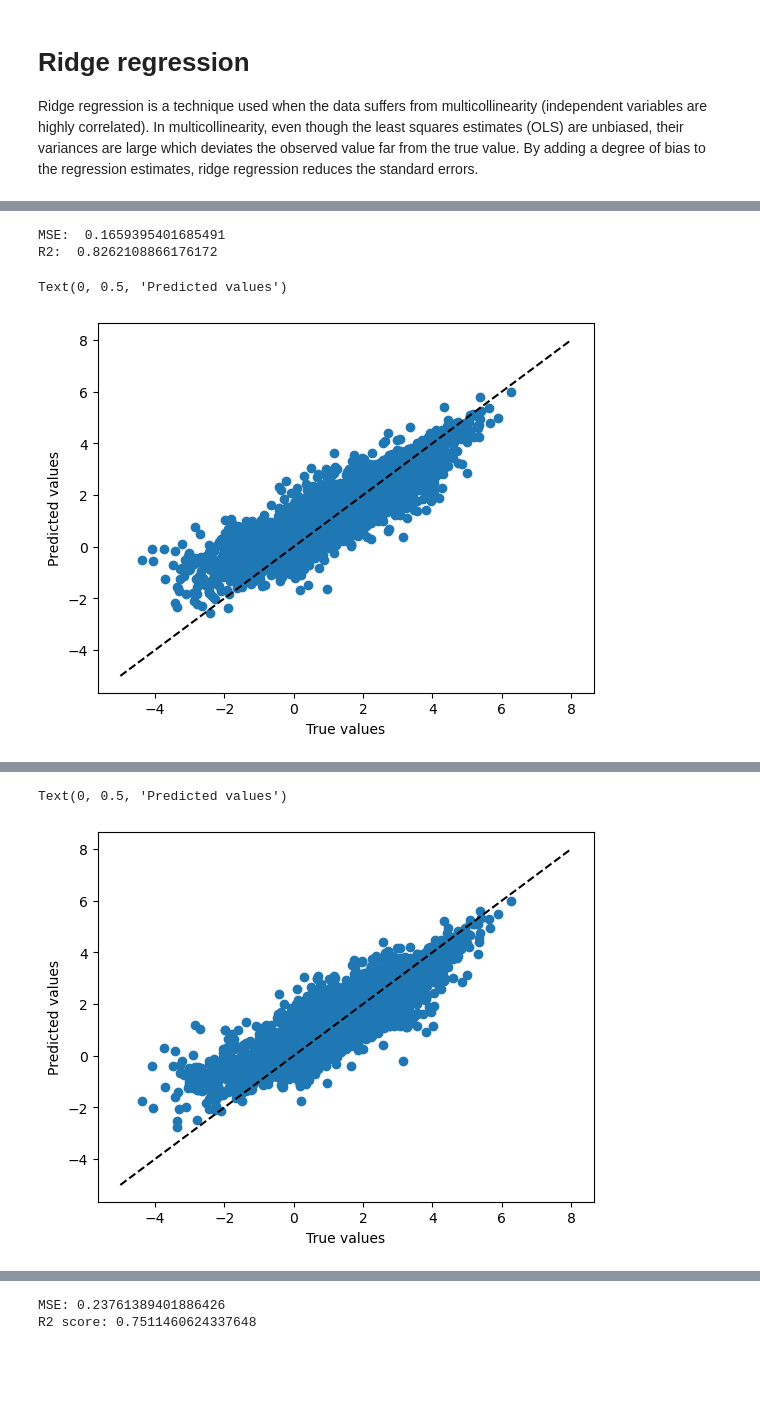
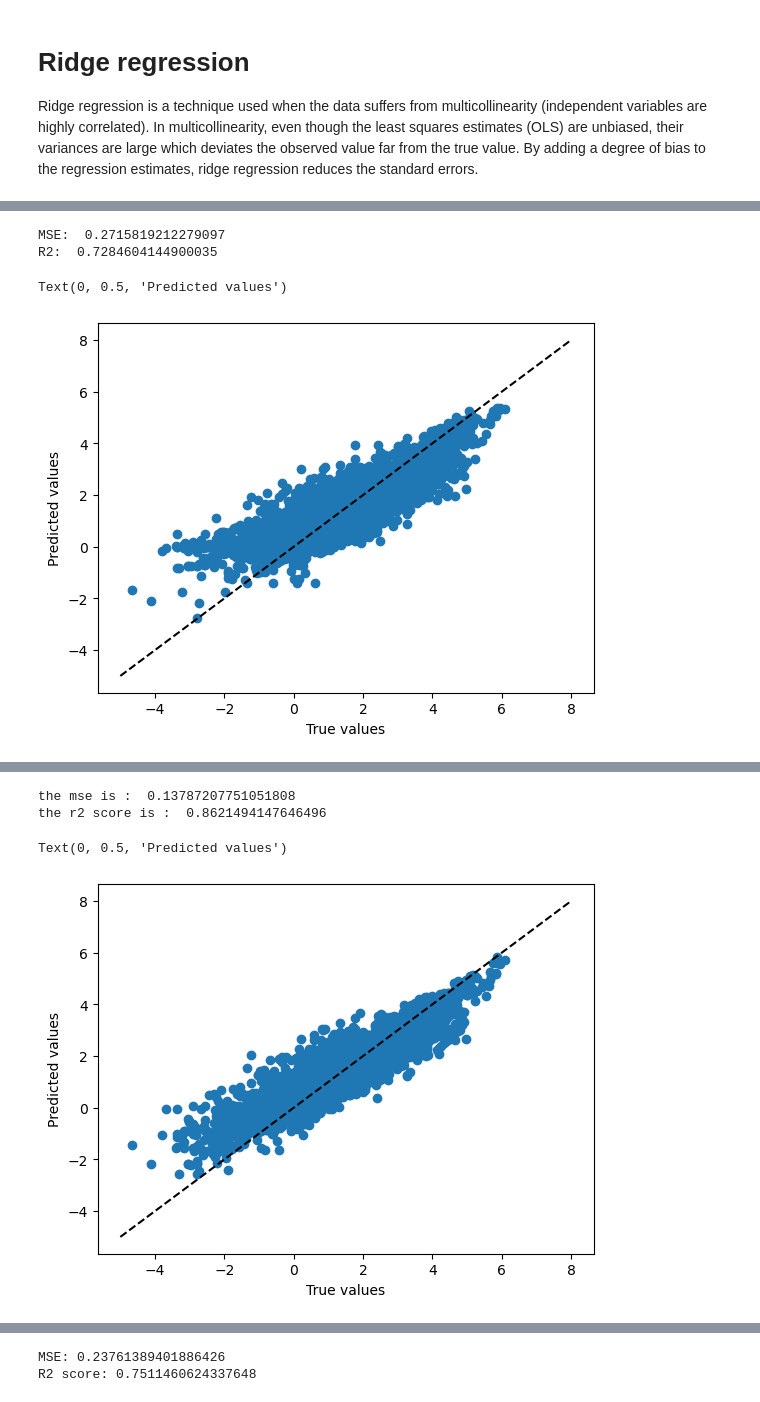
Before and after one commit to christopherogerepfl/UHI_prediction, a Jupyter notebook: exploratory.ipynb, the cells around one changed output, grey strips where cells are left out. Saved outputs shown, nothing was run; the diff lists cells and outputs as text; code cells hidden in the pictures; blank space fills up the shorter version.

```diff
--- a/exploratory.ipynb
+++ b/exploratory.ipynb
@@ -216,7 +236,7 @@ Ridge regression is a technique used when the data suffers from multicollinearit
 from sklearn.linear_model import Ridge
 
 # Create an instance of Ridge regression
-ridge = Ridge(alpha=0.5)
+ridge = Ridge(alpha=1)
 
 # Fit the model with the training data
 ridge.fit(X_train, y_train)
@@ -231,6 +251,8 @@ r2 = r2_score(y_test, y_pred)
 print('MSE:', mse)
 print('R2 score:', r2)
 
+print('Intercept:', ridge.intercept_, '\nCoefficients:', ridge.coef_)
+
 plt.scatter(y_test, y_pred)
 plt.plot([-5, 8], [-5, 8], 'k--')
 plt.xlabel('True values')
@@ -247,4 +273,14 @@ MLP are a category of machine learning algorithm consisting in at least 3 layers
 <p align="center">
   <img src="Example-of-multilayer-perceptron-MLP-network-for-regression-analysis-here-n-13-and.png" />
 </p>
+# %%
+#Implement MLP regressor
+from sklearn.neural_network import MLPRegressor
+
+
+mlp = MLPRegressor(max_iter=1000, hidden_layer_sizes=(10,10,10), activation='relu', verbose=True)
+
+mlp.fit(X_train, y_train)
+
+y_pred = mlp.predict(X_test)
 # %%
@@ -284,7 +312,7 @@ from sklearn.ensemble import RandomForestRegressor
 from sklearn.model_selection import GridSearchCV
 
 
-rf = RandomForestRegressor(n_estimators=100, max_depth=10, bootstrap=True, criterion='squared_error')
+rf = RandomForestRegressor(n_estimators=100, max_depth=25   , bootstrap=True, criterion='squared_error')
 
 rf.fit(X_train, y_train)
 
@@ -301,10 +329,10 @@ plt.plot([-5, 8], [-5, 8], 'k--')
 plt.xlabel('True values')
 plt.ylabel('Predicted values')
 # %% [output]
-MSE:  0.1659395401685491
-R2:  0.8262108866176172
+MSE:  0.2715819212279097
+R2:  0.7284604144900035
 Text(0, 0.5, 'Predicted values')
-[figure, old version]
+[figure, new version]
 # %% [markdown]
 # Extra Trees regressor
 
@@ -322,37 +350,39 @@ here is a schema that summarize the process for a classification ET. For a regre
 # %%
 from sklearn.ensemble import ExtraTreesRegressor
 from sklearn.metrics import mean_squared_error, r2_score, mean_absolute_error
 from tqdm import tqdm
 
-mse = []
-r2 = []
-for i in tqdm(range(25, 26)):
-    etr = ExtraTreesRegressor(n_estimators=10, max_depth=i)
 
-    # Fit the model with the training data
-    etr.fit(X_train, y_train)
+etr = ExtraTreesRegressor(n_estimators=100, max_depth=25)
 
-    # Predict the target variable for the test data
-    y_pred = etr.predict(X_test)
+# Fit the model with the training data
+etr.fit(X_train, y_train)
 
-    # Evaluate the model performance
-    mse.append(mean_squared_error(y_test, y_pred))
-    r2.append(r2_score(y_test, y_pred))
+# Predict the target variable for the test data
+y_pred = etr.predict(X_test)
+
+
 
 '''fig, ax = plt.subplots(1,2, figsize=(10,5))
 plt.suptitle('Extra Trees Regressor performance')
 ax[0].plot(range(10, 20), mse)
 ax[0].set_xlabel('Number of trees')
 ax[0].set_ylabel('MSE')
 ax[1].plot(range(10, 20), r2)
 ax[1].set_xlabel('Number of trees')
 ax[1].set_ylabel('R2 score')
 plt.show()'''
 
+# Evaluate the model performance
+print('the mse is : ',mean_squared_error(y_test, y_pred))
+print('the r2 score is : ',r2_score(y_test, y_pred))
+
 plt.scatter(y_test, y_pred)
 plt.plot([-5, 8], [-5, 8], 'k--')
 plt.xlabel('True values')
 plt.ylabel('Predicted values')
 # %% [output]
-Text(0, 0.5, 'Predicted values')
+the mse is :  0.13787207751051808
+the r2 score is :  0.8621494147646496
+Text(0, 0.5, 'Predicted values')
-[figure, old version]
+[figure, new version]
```
Also changed, not shown: parts of 16 cells of this notebook, 1 other file.
